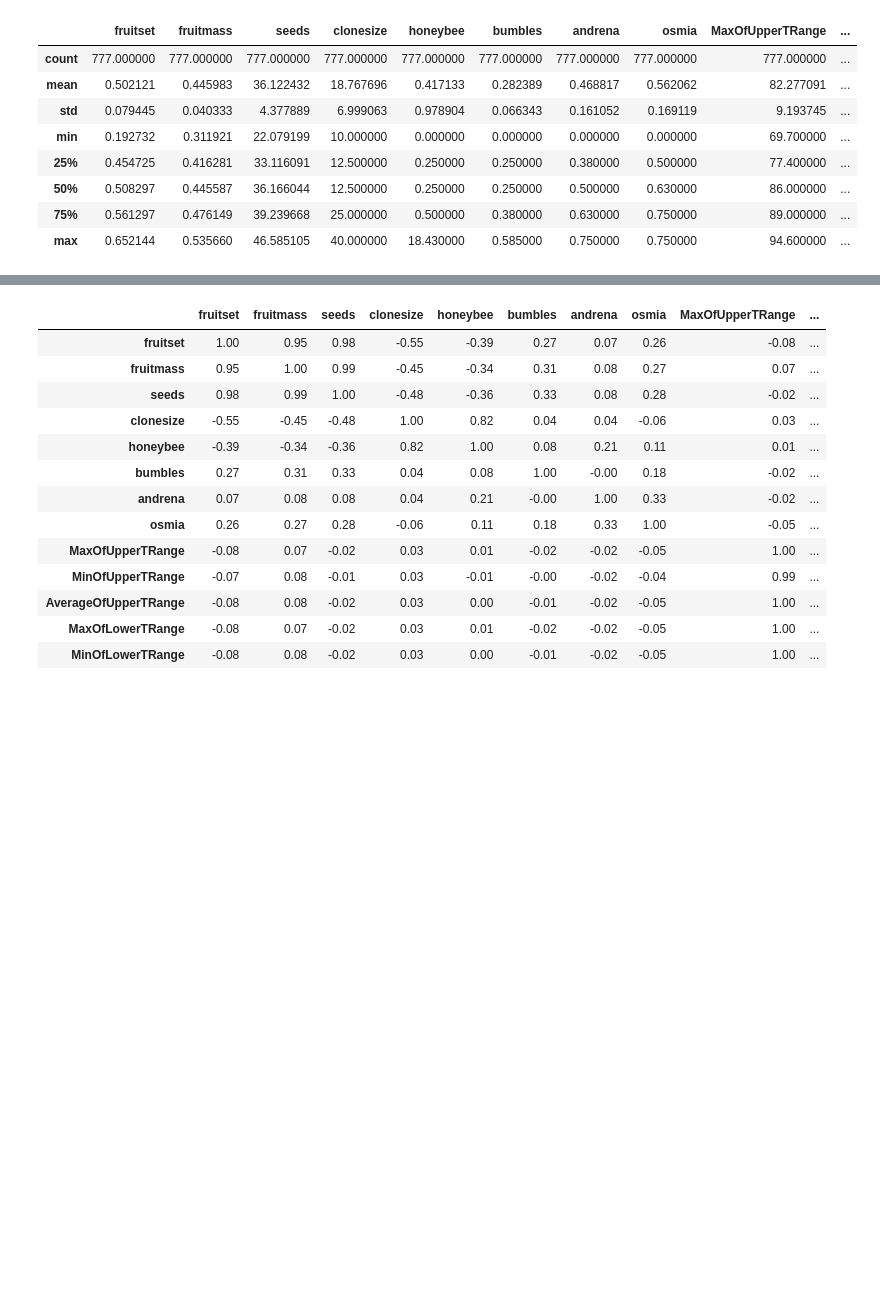
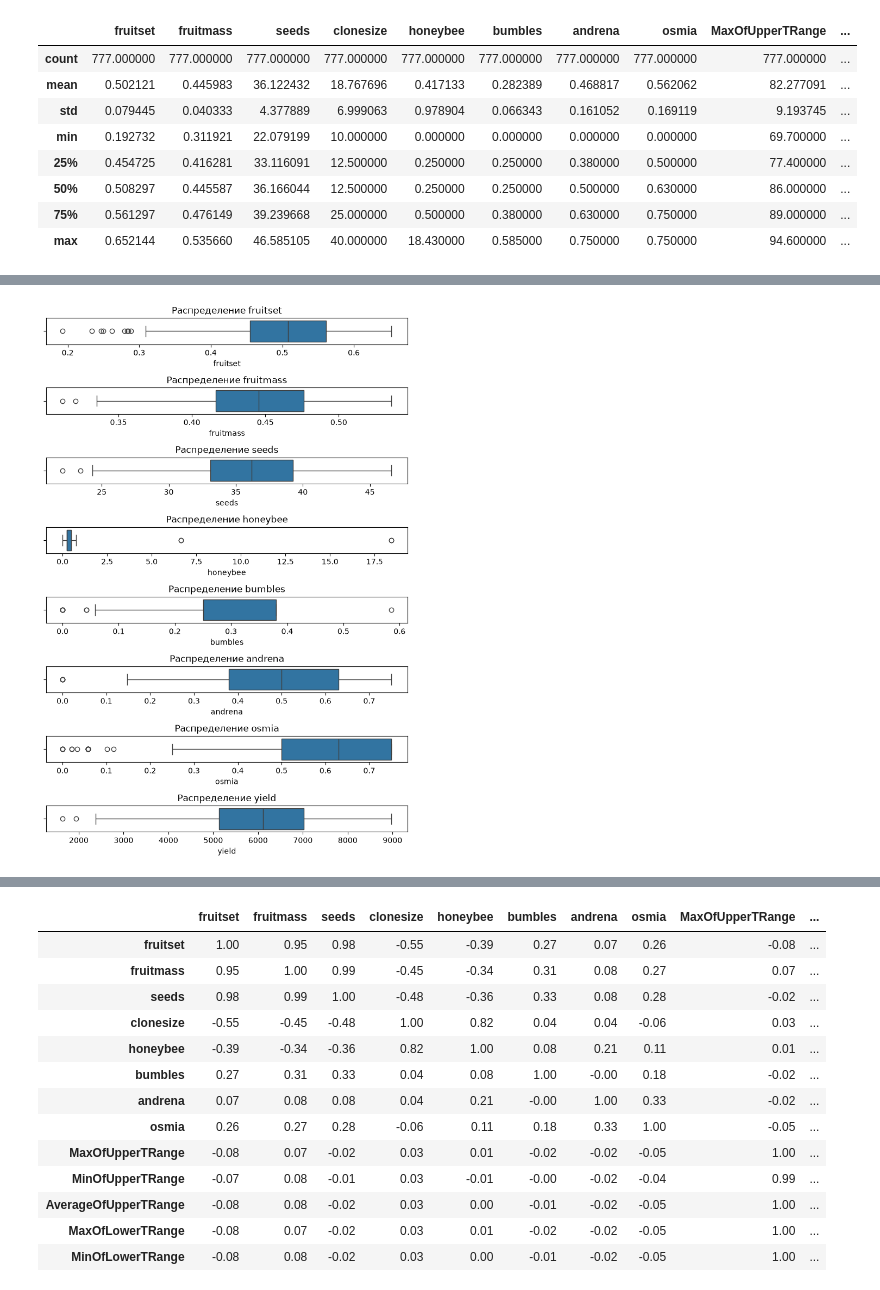
Before and after one commit to matveyyaros/Project-activities-case-9, a Jupyter notebook: notebooks/praktika.ipynb, the cells around one changed output, grey strips where cells are left out. Saved outputs shown, nothing was run; the diff lists cells and outputs as text; code cells hidden in the pictures; blank space fills up the shorter version.

```diff
--- a/notebooks/praktika.ipynb
+++ b/notebooks/praktika.ipynb
@@ -86,3 +86,24 @@ df_ready.describe()
 | 50% | 0.508297 | 0.445587 | 36.166044 | 12.500000 | 0.250000 | 0.250000 | 0.500000 | 0.630000 | 86.000000 | ... |
 | 75% | 0.561297 | 0.476149 | 39.239668 | 25.000000 | 0.500000 | 0.380000 | 0.630000 | 0.750000 | 89.000000 | ... |
 | max | 0.652144 | 0.535660 | 46.585105 | 40.000000 | 18.430000 | 0.585000 | 0.750000 | 0.750000 | 94.600000 | ... |
+# %%
+numeric_cols = df_ready.select_dtypes(include="number").columns
+
+q1 = df_ready[numeric_cols].quantile(0.25)
+q3 = df_ready[numeric_cols].quantile(0.75)
+iqr = q3 - q1
+
+lower = q1 - 1.5 * iqr
+upper = q3 + 1.5 * iqr
+
+outlier_mask = df_ready[numeric_cols].lt(lower) | df_ready[numeric_cols].gt(upper)
+
+outlier_summary = pd.DataFrame({
+    "нижняя граница": lower.round(2),
+    "верхняя граница": upper.round(2),
+    "IQR": iqr.round(2),
+    "количество выбросов": outlier_mask.sum(),
+    "доля, %": (outlier_mask.sum() / len(df_ready) * 100).round(2)
+})
+
+outlier_summary.sort_values(by="количество выбросов", ascending=False)
@@ -88,0 +147,23 @@ df_ready.describe()
+# %%
+cols_with_outliers = outlier_summary.index[
+    outlier_summary["количество выбросов"] > 0
+].tolist()
+
+if cols_with_outliers:
+    fig, axes = plt.subplots(
+        len(cols_with_outliers),
+        1,
+        figsize=(7, 1.3 * len(cols_with_outliers)),
+        squeeze=False
+    )
+
+    for ax, col in zip(axes.ravel(), cols_with_outliers):
+        sns.boxplot(data=df_ready, x=col, ax=ax)
+        ax.set_title(f"Распределение {col}")
+
+    plt.tight_layout()
+    plt.show()
+else:
+    print("По правилу 1.5 * IQR выбросы не обнаружены.")
+# %% [output]
+[figure, added]
```
Also changed, not shown: parts of 16 cells of this notebook.
